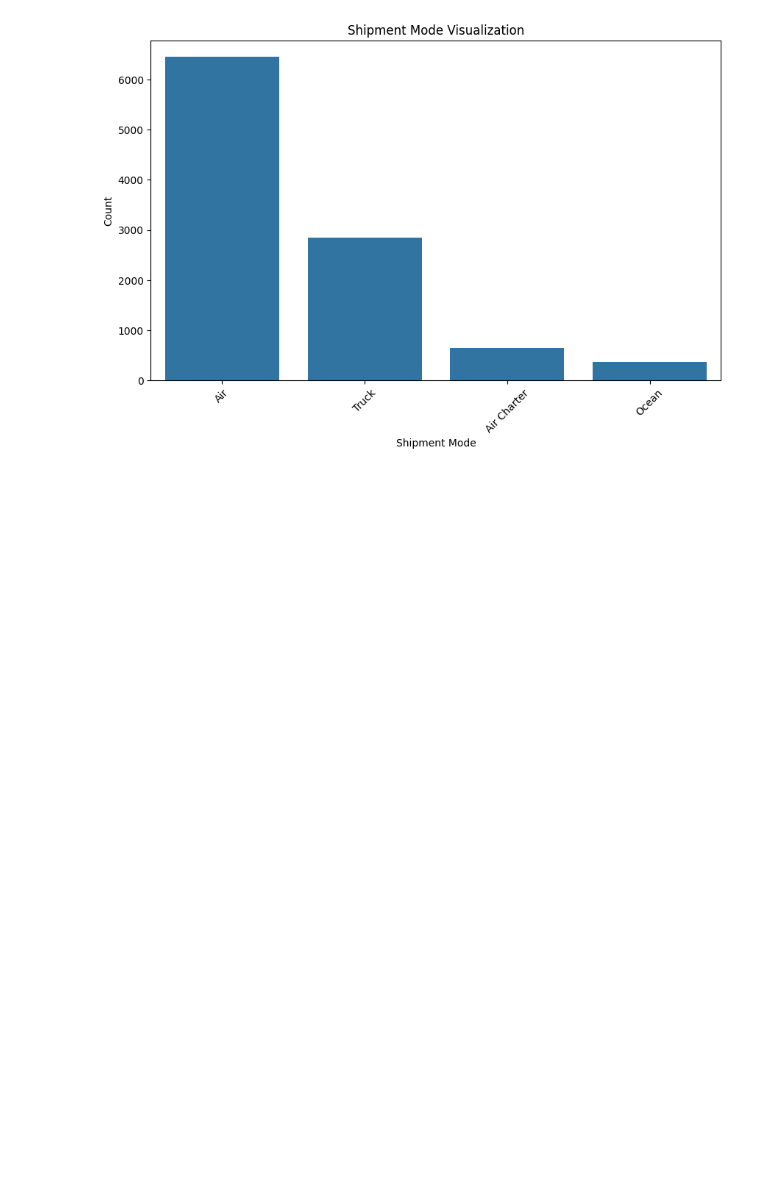
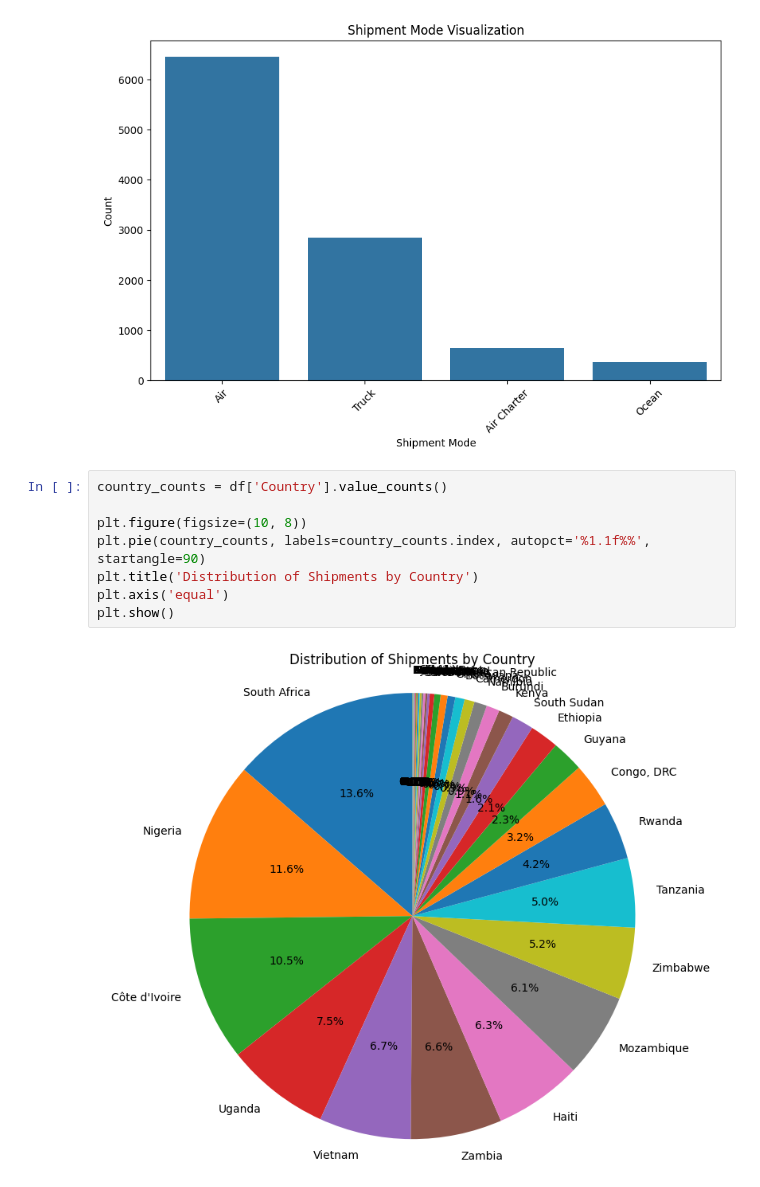
Before and after one commit to itarasingh/FedEx-Logistics-Performance-Analysis, a Jupyter notebook: SCMS_Delivery_History_Dataset.ipynb, the cells around one changed output. Drawn from its saved outputs; the diff is of its cells as text; blank space fills up the shorter version.

```diff
--- a/SCMS_Delivery_History_Dataset.ipynb
+++ b/SCMS_Delivery_History_Dataset.ipynb
@@ -197,3 +197,13 @@ plt.xticks(rotation=45)
 plt.show()
 # %% [output]
 [figure]
+# %%
+country_counts = df['Country'].value_counts()
+
+plt.figure(figsize=(10, 8))
+plt.pie(country_counts, labels=country_counts.index, autopct='%1.1f%%', startangle=90)
+plt.title('Distribution of Shipments by Country')
+plt.axis('equal')
+plt.show()
+# %% [output]
+[figure, added]
```
Also changed, not shown: parts of 1 cell of this notebook.
